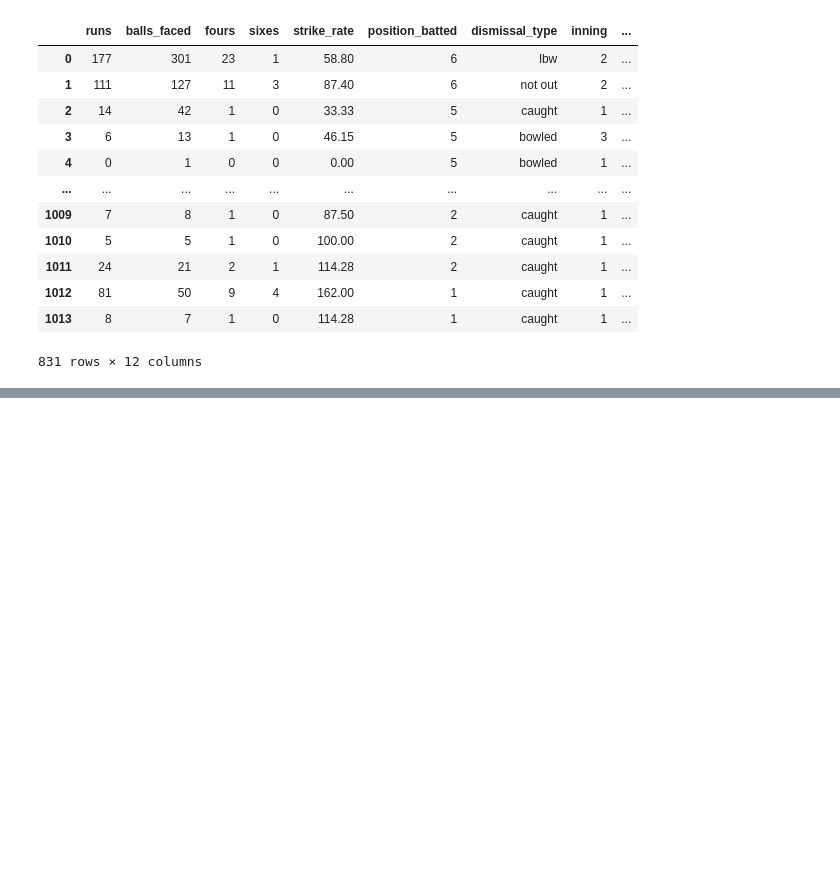
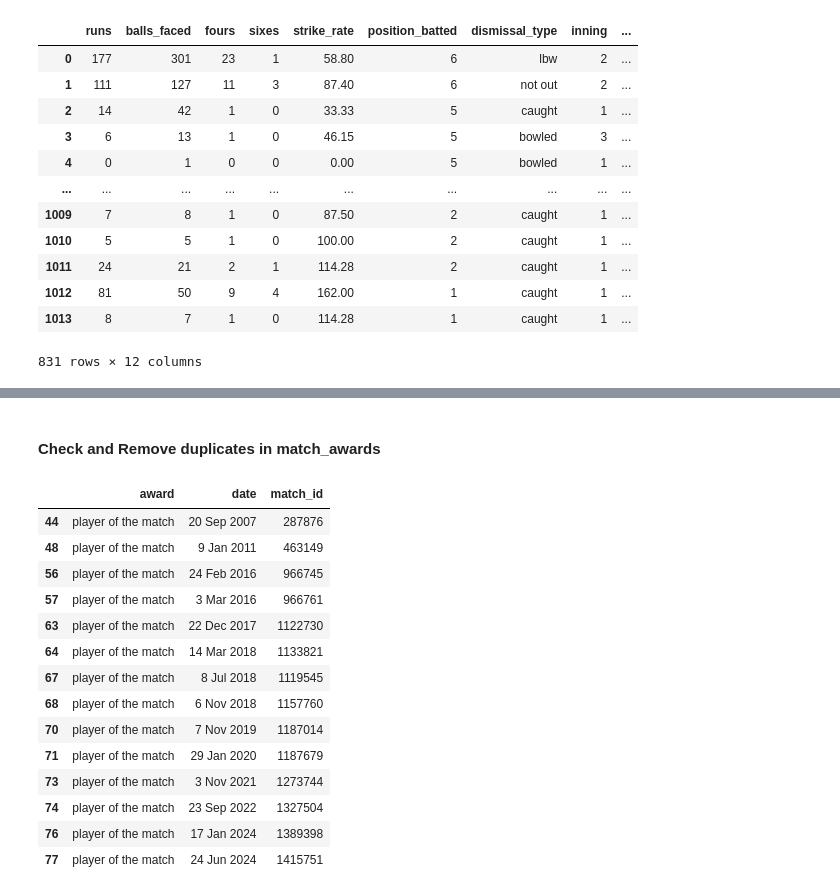
Before and after one commit to mohammedOwaiskh/rohit-sharma-career-scrapper, a Jupyter notebook: notebooks/transformation.ipynb, the cells around one changed output, grey strips where cells are left out. Drawn from its saved outputs; the diff is of its cells as text; code cells hidden in the pictures; blank space fills up the shorter version.

```diff
--- a/notebooks/transformation.ipynb
+++ b/notebooks/transformation.ipynb
@@ -320,0 +321,20 @@ test[test["match_id"] == "Test # 2101"]
+# %% [markdown]
+#### Check and Remove duplicates in match_awards
+# %%
+match_awards[match_awards.duplicated()]
+# %% [output]
+|  | award | date | match_id |
+| 44 | player of the match | 20 Sep 2007 | 287876 |
+| 48 | player of the match | 9 Jan 2011 | 463149 |
+| 56 | player of the match | 24 Feb 2016 | 966745 |
+| 57 | player of the match | 3 Mar 2016 | 966761 |
+| 63 | player of the match | 22 Dec 2017 | 1122730 |
+| 64 | player of the match | 14 Mar 2018 | 1133821 |
+| 67 | player of the match | 8 Jul 2018 | 1119545 |
+| 68 | player of the match | 6 Nov 2018 | 1157760 |
+| 70 | player of the match | 7 Nov 2019 | 1187014 |
+| 71 | player of the match | 29 Jan 2020 | 1187679 |
+| 73 | player of the match | 3 Nov 2021 | 1273744 |
+| 74 | player of the match | 23 Sep 2022 | 1327504 |
+| 76 | player of the match | 17 Jan 2024 | 1389398 |
+| 77 | player of the match | 24 Jun 2024 | 1415751 |
```
Also changed, not shown: parts of 24 cells of this notebook, 7 other files.
